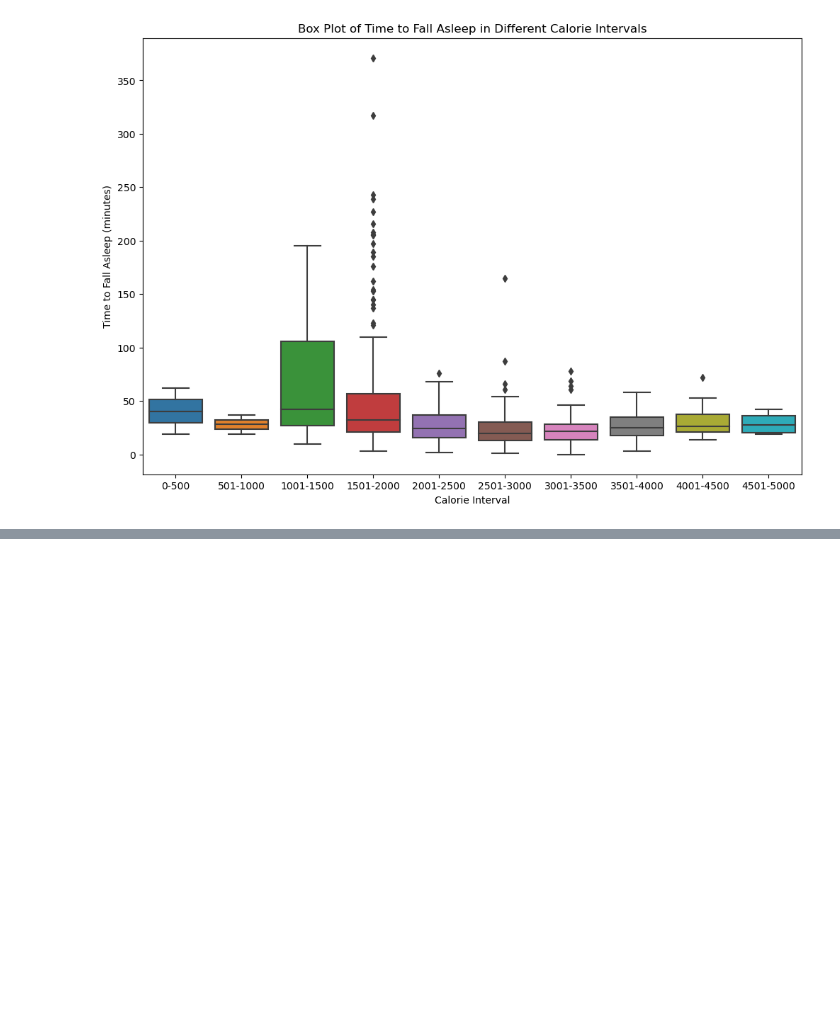
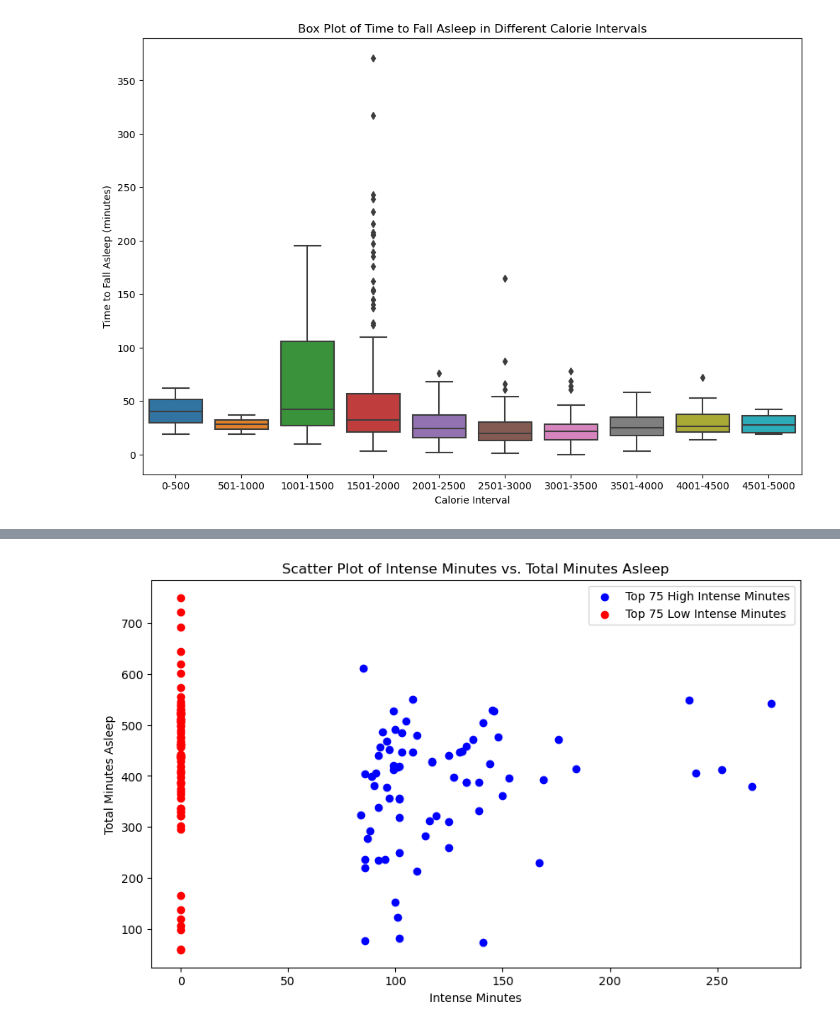
Before and after one commit to Hebbo23/Project-Big-Data---Group-22, a Jupyter notebook: final project code.ipynb, the cells around one changed output, grey strips where cells are left out. Saved outputs shown, nothing was run; the diff lists cells and outputs as text; code cells hidden in the pictures; blank space fills up the shorter version.

```diff
--- a/final project code.ipynb
+++ b/final project code.ipynb
@@ -257,0 +306,27 @@ plot_time_to_sleep_vs_bmi(c)
+# %%
+#top 25% best and worst of very+fairly minutes, compare time slept and time required to sleep?
+def merge_dailyIntensities_sleepDay(dailyActivity: pd.DataFrame, sleepday: pd.DataFrame):
+    #https://stackoverflow.com/questions/58272872/pandas-top-n-values-in-each-group
+    sleepday["SleepDay"] = pd.to_datetime(sleepday["SleepDay"])
+    sleepday["Date"] = sleepday["SleepDay"].dt.strftime("%-m/%-d/%Y")
+    df = pd.merge(sleepday,dailyActivity,left_on = ["Id","Date"],right_on = ["Id","ActivityDate"])
+    df["TimeToFallAsleep"] = df["TotalTimeInBed"]-df["TotalMinutesAsleep"]
+    df["IntenseMinutes"] = df["VeryActiveMinutes"]+df["FairlyActiveMinutes"]
+    top75= df.groupby("Id").IntenseMinutes.nlargest(75).reset_index()
+    top75high = df.loc[top75['level_1']].nlargest(75, 'IntenseMinutes')
+    top75low = df.loc[top75['level_1']].nsmallest(75, 'IntenseMinutes')
+    return top75high, top75low
+
+top75high, top75low = merge_dailyIntensities_sleepDay(dailyActivity, sleepday)
+
+# Plotting the scatter plot
+plt.figure(figsize=(10, 6))
+plt.scatter(top75high['IntenseMinutes'], top75high['TotalMinutesAsleep'], color='blue', label='Top 75 High Intense Minutes')
+plt.scatter(top75low['IntenseMinutes'], top75low['TotalMinutesAsleep'], color='red', label='Top 75 Low Intense Minutes')
+plt.xlabel('Intense Minutes')
+plt.ylabel('Total Minutes Asleep')
+plt.title('Scatter Plot of Intense Minutes vs. Total Minutes Asleep')
+plt.legend()
+plt.show()
+# %% [output]
+[figure, added]
```
Also changed, not shown: parts of 21 cells of this notebook.
